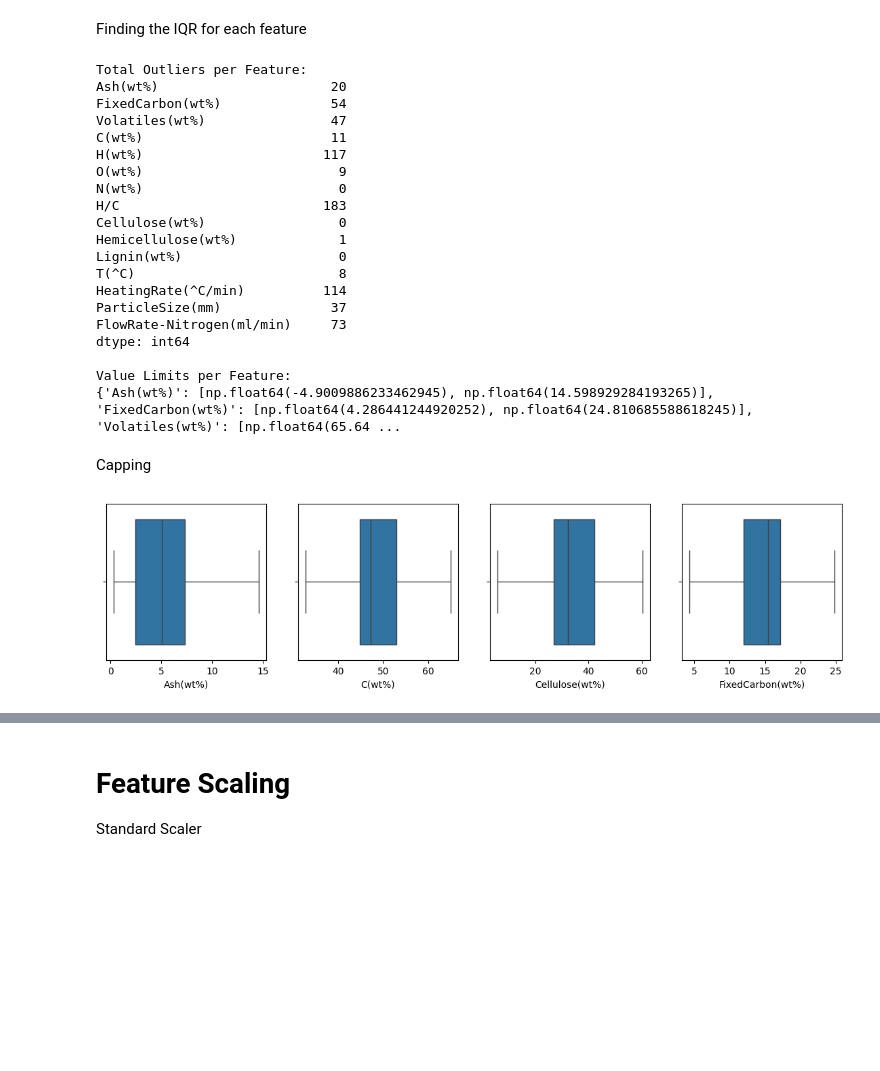
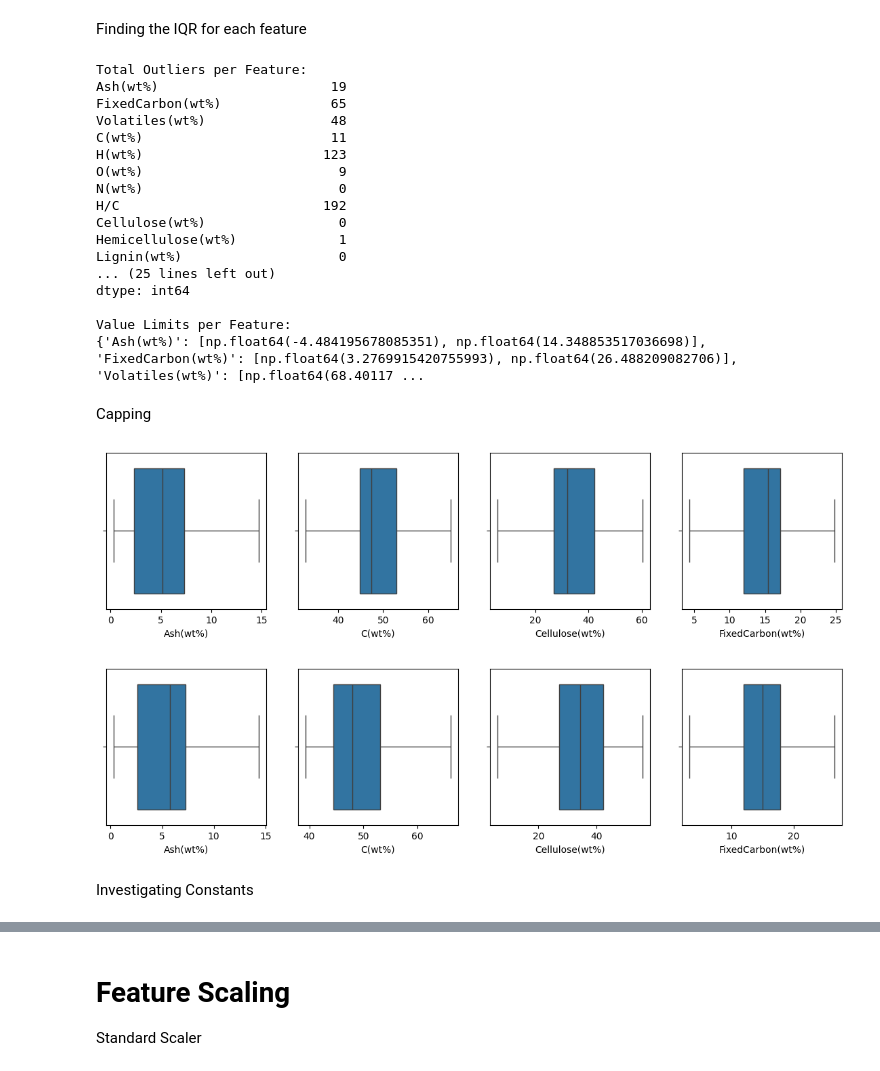
Before and after one commit to 17m301/BioFuel_YieldPrediction, a Jupyter notebook: Model.ipynb, the cells around one changed output, grey strips where cells are left out. Drawn from its saved outputs; the diff is of its cells as text; code cells hidden in the pictures; blank space fills up the shorter version.

```diff
--- a/Model.ipynb
+++ b/Model.ipynb
@@ -65,7 +71,7 @@ imputer=KNNImputer(n_neighbors=3)
 x_train=df_train.drop(columns=['yield(wt%)'])
 y_train=df_train['yield(wt%)']
 x_train=pd.DataFrame(imputer.fit_transform(x_train),columns=x_train.columns)
-df_test=pd.DataFrame(imputer.fit_transform(df_test),columns=df_test.columns)
+x_test=pd.DataFrame(imputer.fit_transform(df_test),columns=df_test.columns)
 #df_test_feature=pd.DataFrame(imputer.fit_transform(df_test_feature),columns=df_test_feature.columns)
 # %%
 print(x_train.isnull().sum())
@@ -171,47 +177,91 @@ print(outlier_summary)
 print()
 print("Value Limits per Feature:")
 print(value_limits)
+
+### Test set ###
+outlier_counts_test = {}
+value_limits_test={}
+
+for col in x_test.columns:
+    q1 = x_test[col].quantile(0.25)
+    q3 = x_test[col].quantile(0.75)
+    iqr = q3 - q1
+
+    lower_limit = q1 - 1.5 * iqr
+    upper_limit = q3 + 1.5 * iqr
+    value_limits_test[col]=[lower_limit,upper_limit]
+
+    # Count outliers
+    num_outliers_test = x_train[(x_train[col] < lower_limit) | (x_train[col] > upper_limit)].shape[0]
+    outlier_counts_test[col] = num_outliers_test
+
+print()
+outlier_summary = pd.Series(outlier_counts_test)
+print("Total Outliers per Feature:")
+print(outlier_summary)
+print()
+print("Value Limits per Feature:")
+print(value_limits_test)
 # %% [output]
 Total Outliers per Feature:
-Ash(wt%)                      20
-FixedCarbon(wt%)              54
-Volatiles(wt%)                47
+Ash(wt%)                      19
+FixedCarbon(wt%)              65
+Volatiles(wt%)                48
 C(wt%)                        11
-H(wt%)                       117
+H(wt%)                       123
 O(wt%)                         9
 N(wt%)                         0
-H/C                          183
+H/C                          192
 Cellulose(wt%)                 0
 Hemicellulose(wt%)             1
 Lignin(wt%)                    0
-T(^C)                          8
-HeatingRate(^C/min)          114
-ParticleSize(mm)              37
-FlowRate-Nitrogen(ml/min)     73
+... (25 lines left out)
 dtype: int64
 
 Value Limits per Feature:
-{'Ash(wt%)': [np.float64(-4.9009886233462945), np.float64(14.598929284193265)], 'FixedCarbon(wt%)': [np.float64(4.286441244920252), np.float64(24.810685588618245)], 'Volatiles(wt%)': [np.float64(65.64 ...
+{'Ash(wt%)': [np.float64(-4.484195678085351), np.float64(14.348853517036698)], 'FixedCarbon(wt%)': [np.float64(3.2769915420755993), np.float64(26.488209082706)], 'Volatiles(wt%)': [np.float64(68.40117 ...
 # %% [markdown]
 Capping
 # %%
-x_train_capped = x_train.copy()
+x_train_copy = x_train.copy()
 
 # Apply capping using the limits stored in value_limits
-for col in x_train_capped.columns:
+for col in x_train_copy.columns:
     lower, upper = value_limits[col]
-    x_train_capped[col] = x_train_capped[col].clip(lower=lower, upper=upper)
+    x_train_copy[col] = x_train_copy[col].clip(lower=lower, upper=upper)
 
 plt.figure(figsize=(14, 3))
 
 plt.subplot(1,4,1)
-sns.boxplot(x=x_train_capped['Ash(wt%)'])
+sns.boxplot(x=x_train_copy['Ash(wt%)'])
 plt.subplot(1,4,2)
-sns.boxplot(x=x_train_capped['C(wt%)'])
+sns.boxplot(x=x_train_copy['C(wt%)'])
 plt.subplot(1,4,3)
-sns.boxplot(x=x_train_capped['Cellulose(wt%)'])
+sns.boxplot(x=x_train_copy['Cellulose(wt%)'])
 plt.subplot(1,4,4)
-sns.boxplot(x=x_train_capped['FixedCarbon(wt%)'])
+sns.boxplot(x=x_train_copy['FixedCarbon(wt%)'])
 plt.show()
+
+x_test_capped = x_test.copy()
+
+# Apply capping using the limits stored in value_limits
+for col in x_test_capped.columns:
+    lower, upper = value_limits_test[col]
+    x_test_capped[col] = x_test_capped[col].clip(lower=lower, upper=upper)
+
+plt.figure(figsize=(14, 3))
+
+plt.subplot(1,4,1)
+sns.boxplot(x=x_test_capped['Ash(wt%)'])
+plt.subplot(1,4,2)
+sns.boxplot(x=x_test_capped['C(wt%)'])
+plt.subplot(1,4,3)
+sns.boxplot(x=x_test_capped['Cellulose(wt%)'])
+plt.subplot(1,4,4)
+sns.boxplot(x=x_test_capped['FixedCarbon(wt%)'])
+plt.show()
 # %% [output]
 [figure]
+[figure, added]
+# %% [markdown]
+Investigating Constants
```
Also changed, not shown: parts of 14 cells of this notebook.
